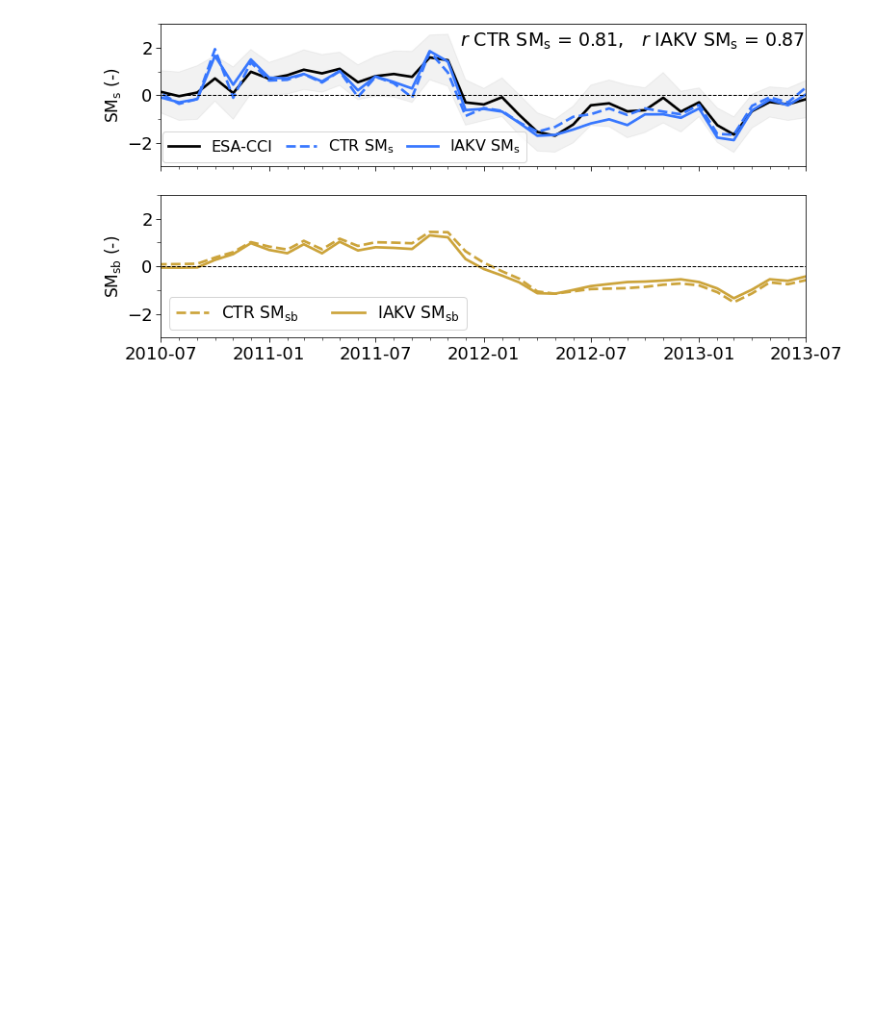
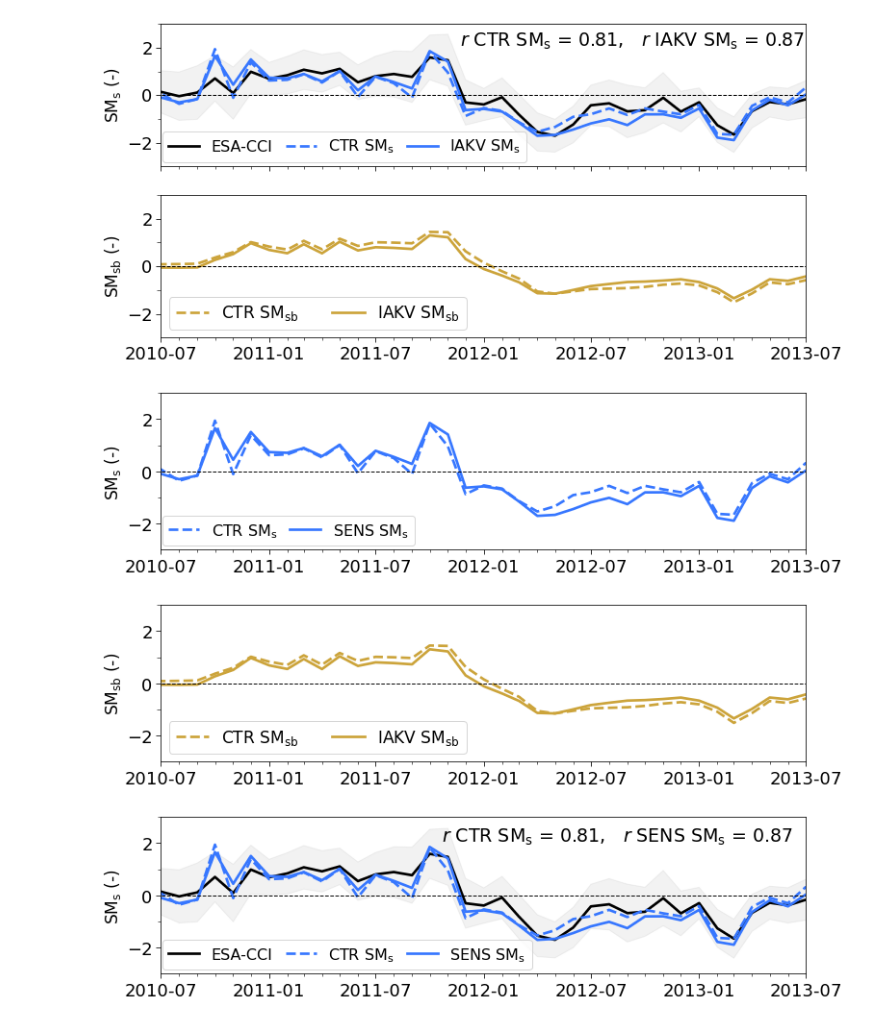
Before and after one commit to fvanoorschot/htessel_analyses, a Jupyter notebook: paper_figures_drought.ipynb, the cells around one changed output. Drawn from its saved outputs; the diff is of its cells as text; code cells hidden in the pictures; blank space fills up the shorter version.

```diff
--- a/paper_figures_drought.ipynb
+++ b/paper_figures_drought.ipynb
@@ -1279,3 +1439,74 @@ ax.set_ylim(-3,3)
 fig.savefig(f'{fol}/scripts/HTESSEL/figures/paper_figures/{exp_name1}_{exp_name2}/drought/final_brazil/SM_std_anomalies.jpg',dpi=300,bbox_inches='tight')
 # %% [output]
 [figure]
+# %%
+# SMs and SMsb
+fig = plt.figure(figsize=(12,3))
+ax = fig.add_subplot(111)
+# ax.plot(sm_esa.time,sm_esa, label=f'ESA-CCI',color='black',linestyle='-',linewidth=2.7)
+# ax.fill_between(x=up.time.values,y1=up,y2=um,color='grey',alpha=0.1)
+ax.plot(sm11.time, sm11, label='CTR $\mathrm{SM}_{\mathrm{s}}$',color='#3777FF',linestyle='--',linewidth=2.7)
+ax.plot(sm12.time, sm12, label='SENS $\mathrm{SM}_{\mathrm{s}}$',color='#3777FF',linestyle='-',linewidth=2.7)
+ax.set_ylabel('$\mathrm{SM}_{\mathrm{s}}$ (-)', size=17)
+ax.hlines(0,'1999-01-15','2018-12-31',colors='k',linestyles='--',linewidth=1)
+# ax.annotate('$r$ CTR $\mathrm{SM}_{\mathrm{s}}$ = '+str(np.round(r1,2))+',   $r$ IAKV $\mathrm{SM}_{\mathrm{s}}$ = '+str(np.round(r2,2)),('2011-12-05',2.05), size=19)
+# ax.annotate('$r$ IAKV $\mathrm{SM}_{\mathrm{s}}$ = '+str(np.round(r2,2)),('2012-10-01',1.1), size=19)
+ax.set_xlim(start_date,end_date)
+ax.set_xticks(['2010-07-15','2011-01-15','2011-07-15','2012-01-15','2012-07-15','2013-01-15','2013-07-15'])
+ax.set_xticklabels(['2010-07','2011-01','2011-07','2012-01','2012-07','2013-01','2013-07'])
+ax.xaxis.set_minor_locator(mdates.DayLocator(bymonthday=15))
+ax.yaxis.set_minor_locator(AutoMinorLocator(2))
+ax.set_ylim(-3,3)
+ax.tick_params(axis='x', which='major',length=5, labelsize=18)
+ax.tick_params(axis='x', which='minor',length=3, labelsize=18)
+ax.tick_params(axis='y', which='major',length=5, labelsize=18)
+ax.tick_params(axis='y', which='minor',length=3, labelsize=18)
+ax.legend(ncol=3,fontsize=16,loc='lower left',bbox_to_anchor=(-0.01,-0.023), columnspacing=0.8)
+fig.savefig(f'{fol}/scripts/HTESSEL/figures/paper_figures/{exp_name1}_{exp_name2}/drought/final_brazil/SMs_std_anomalies_sens.jpg',dpi=300,bbox_inches='tight')
+
+fig = plt.figure(figsize=(12,3))
+ax = fig.add_subplot(111)
+ax.plot(sm1234.time, sm1234, label='CTR $\mathrm{SM}_{\mathrm{sb}}$',color='#CCA43B',linestyle='--',linewidth=2.7)
+ax.plot(sm2234.time, sm2234, label='IAKV $\mathrm{SM}_{\mathrm{sb}}$',color='#CCA43B',linestyle='-',linewidth=2.7)
+ax.set_ylabel('$\mathrm{SM}_{\mathrm{sb}}$ (-)', size=17)
+ax.hlines(0,'1999-01-15','2018-12-31',colors='k',linestyles='--',linewidth=1)
+ax.set_xlim(start_date,end_date)
+ax.set_xticks(['2010-07-15','2011-01-15','2011-07-15','2012-01-15','2012-07-15','2013-01-15','2013-07-15'])
+ax.set_xticklabels(['2010-07','2011-01','2011-07','2012-01','2012-07','2013-01','2013-07'])
+ax.xaxis.set_minor_locator(mdates.DayLocator(bymonthday=15))
+ax.yaxis.set_minor_locator(AutoMinorLocator(2))
+ax.tick_params(axis='x', which='major',length=5, labelsize=18)
+ax.tick_params(axis='x', which='minor',length=3, labelsize=18)
+ax.tick_params(axis='y', which='major',length=5, labelsize=18)
+ax.tick_params(axis='y', which='minor',length=4, labelsize=18)
+ax.legend(ncol=4,fontsize=17,loc='lower left')
+ax.set_ylim(-3,3)
+fig.savefig(f'{fol}/scripts/HTESSEL/figures/paper_figures/{exp_name1}_{exp_name2}/drought/final_brazil/SMsb_std_anomalies_sens.jpg',dpi=300,bbox_inches='tight')
+
+# SMs and SMsb
+fig = plt.figure(figsize=(12,3))
+ax = fig.add_subplot(111)
+ax.plot(sm_esa.time,sm_esa, label=f'ESA-CCI',color='black',linestyle='-',linewidth=2.7)
+ax.fill_between(x=up.time.values,y1=up,y2=um,color='grey',alpha=0.1)
+ax.plot(sm11.time, sm11, label='CTR $\mathrm{SM}_{\mathrm{s}}$',color='#3777FF',linestyle='--',linewidth=2.7)
+ax.plot(sm12.time, sm12, label='SENS $\mathrm{SM}_{\mathrm{s}}$',color='#3777FF',linestyle='-',linewidth=2.7)
+ax.set_ylabel('$\mathrm{SM}_{\mathrm{s}}$ (-)', size=17)
+ax.hlines(0,'1999-01-15','2018-12-31',colors='k',linestyles='--',linewidth=1)
+ax.annotate('$r$ CTR $\mathrm{SM}_{\mathrm{s}}$ = '+str(np.round(r1,2))+',   $r$ SENS $\mathrm{SM}_{\mathrm{s}}$ = '+str(np.round(r2,2)),('2011-11-05',2.05), size=19)
+# ax.annotate('$r$ IAKV $\mathrm{SM}_{\mathrm{s}}$ = '+str(np.round(r2,2)),('2012-10-01',1.1), size=19)
+ax.set_xlim(start_date,end_date)
+ax.set_xticks(['2010-07-15','2011-01-15','2011-07-15','2012-01-15','2012-07-15','2013-01-15','2013-07-15'])
+ax.set_xticklabels(['2010-07','2011-01','2011-07','2012-01','2012-07','2013-01','2013-07'])
+ax.xaxis.set_minor_locator(mdates.DayLocator(bymonthday=15))
+ax.yaxis.set_minor_locator(AutoMinorLocator(2))
+ax.set_ylim(-3,3)
+ax.tick_params(axis='x', which='major',length=5, labelsize=18)
+ax.tick_params(axis='x', which='minor',length=3, labelsize=18)
+ax.tick_params(axis='y', which='major',length=5, labelsize=18)
+ax.tick_params(axis='y', which='minor',length=3, labelsize=18)
+ax.legend(ncol=3,fontsize=16,loc='lower left',bbox_to_anchor=(-0.01,-0.023), columnspacing=0.8)
+fig.savefig(f'{fol}/scripts/HTESSEL/figures/paper_figures/{exp_name1}_{exp_name2}/drought/final_brazil/SMs_ref_std_anomalies_sens.jpg',dpi=300,bbox_inches='tight')
+# %% [output]
+[figure, added]
+[figure, added]
+[figure, added]
```
Also changed, not shown: parts of 5 cells of this notebook.
